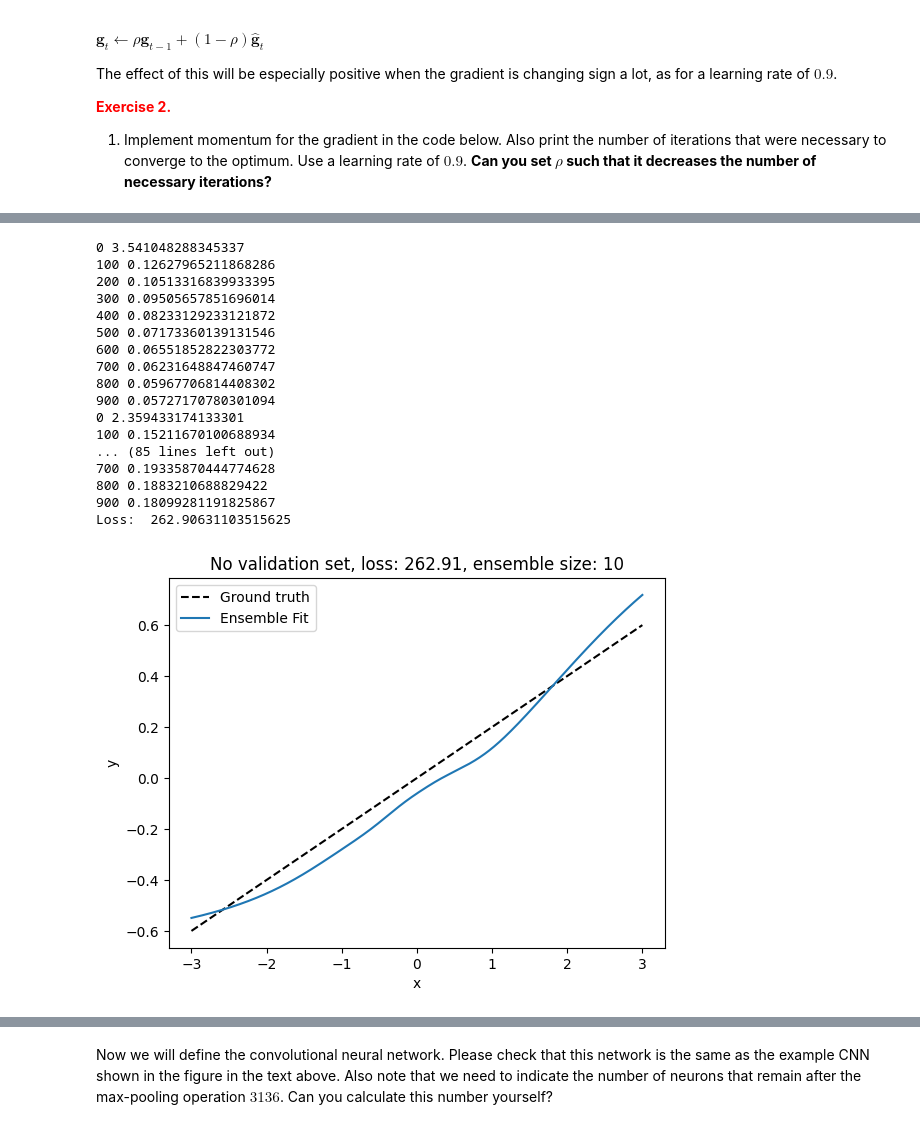
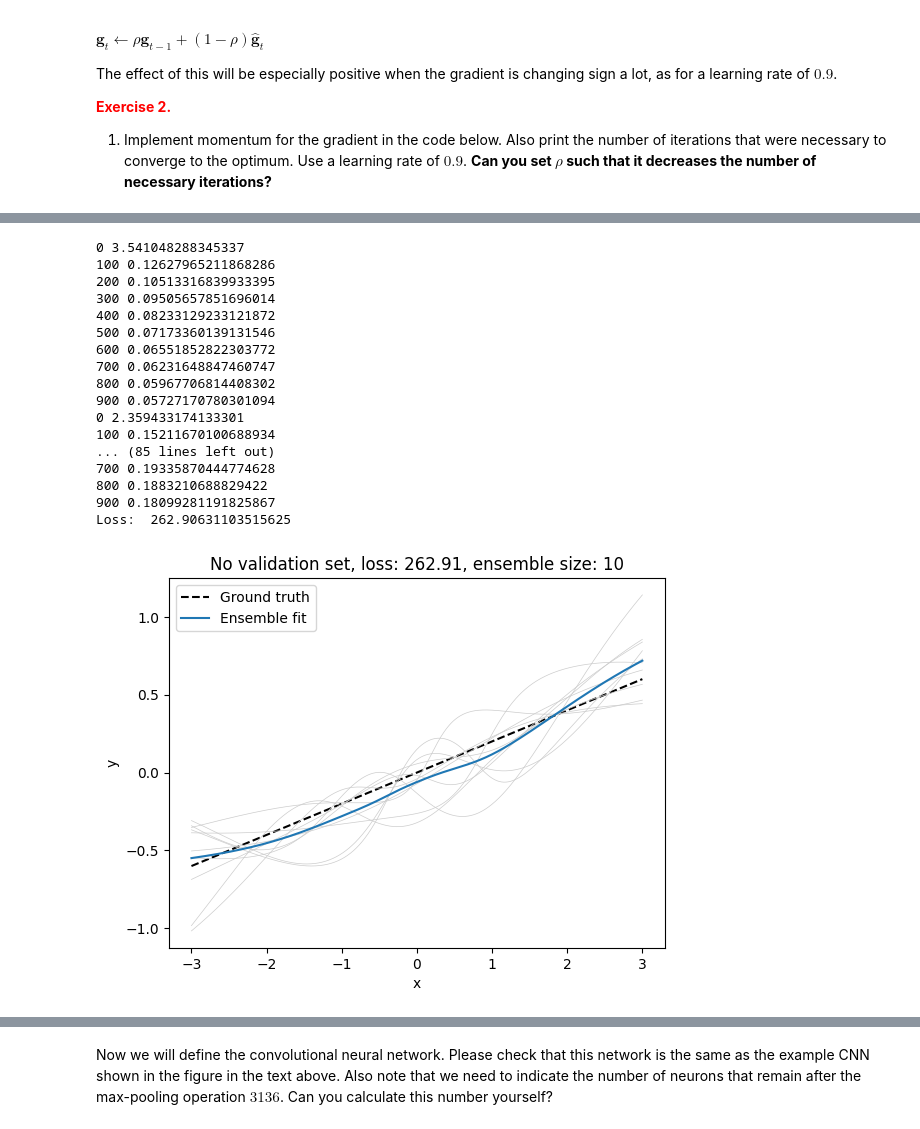
Before and after one commit to guidoAI/DNNs, a Jupyter notebook: Deep neural networks.ipynb, the cells around one changed output, grey strips where cells are left out. Drawn from its saved outputs; the diff is of its cells as text; code cells hidden in the pictures.

Commit message:
Changed x to w and added grey lines for each network in the ensemble

```diff
--- a/Deep neural networks.ipynb
+++ b/Deep neural networks.ipynb
@@ -43,42 +43,42 @@ step = 0.01
 a = 1
 b = 0
 c = 0
-x = np.arange(-mx, mx, step)
-loss_function = a * x ** 2 + b * x + c
-gradient_loss_function = 2 * a * x + b
+w = np.arange(-mx, mx, step)
+loss_function = a * w ** 2 + b * w + c
+gradient_loss_function = 2 * a * w + b
 
 # gradient descent:
 lr = 0.02
 epsilon = 0.0001 # stop when close enough to the minimum
-xi = mx / 2 # starting point
+wi = mx / 2 # starting point
 n_iterations = 100 # learning steps
-xs = []
+ws = []
 ys = []
 iterations = []
 for i in range(n_iterations):
 
     # store the current point and iteration:
     iterations.append(i)
-    xs.append(xi)
+    ws.append(wi)
 
     # perform a learning update:
-    xi = xi - lr * (2 * a * xi + b)
+    wi = wi - lr * (2 * a * wi + b)
 
     # store the loss
-    ys.append(a * xi ** 2 + b * xi + c)
+    ys.append(a * wi ** 2 + b * wi + c)
 
     if(ys[i] < np.min(loss_function) + epsilon):
         break
 
 iterations = np.asarray(iterations)
-xs  = np.asarray(xs)
+ws  = np.asarray(ws)
 ys = np.asarray(ys)
 
 plt.figure()
-plt.plot(x, loss_function, 'k')
-plt.scatter(xs, a * xs ** 2 + b * xs + c, c = iterations, cmap='viridis')
-plt.xlabel('$x$', fontsize=fs)
-plt.ylabel('$\mathcal{L}(x)$', fontsize=fs)
+plt.plot(w, loss_function, 'k')
+plt.scatter(ws, a * ws ** 2 + b * ws + c, c = iterations, cmap='viridis')
+plt.xlabel('$w$', fontsize=fs)
+plt.ylabel('$\mathcal{L}(w)$', fontsize=fs)
 plt.title('Gradient descent, learning rate = ' + str(lr), fontsize=fs)
 plt.show()
 # %% [markdown]
@@ -446,7 +449,7 @@ import numpy as np
 import random
 
 # Change the number of neural networks in the ensemble:
-N_ensemble = 10
+N_ensemble = 1
 
 # Whether to stop when the validation error increases:
 stop_when_val_error_increases = False
@@ -554,45 +557,48 @@ for i in range(N_ensemble):
 
 mode_string = 'Validation set stopping' if stop_when_val_error_increases else 'No validation set'
 
+plt.figure()
+plt.plot(x, y_no_noise, 'k--', label = 'Ground truth')
+
 y_preds = torch.zeros((n_steps, N_ensemble))
 for i in range(N_ensemble):
     model = models[i]
     y_preds[:, i] = model(x).squeeze()
+    plt.plot(x, y_preds[:,i].detach().numpy(), color=[0.8,0.8,0.8], linewidth=0.5, label='_hidden_')
 
 y_pred = torch.mean(y_preds, dim=1)
 loss = loss_fn(y_pred, y_no_noise) / n_steps
 loss_string = "{:.2f}".format(loss.item())
 
 title_string = mode_string + ', loss: ' + loss_string + ', ensemble size: ' + str(N_ensemble)
 print('Loss: ', loss.item())
 
-plt.figure()
-plt.plot(x, y_no_noise, 'k--')
-plt.plot(x, y_pred.detach().numpy())
+
+plt.plot(x, y_pred.detach().numpy(), label='Ensemble fit')
 plt.xlabel('x')
 plt.ylabel('y')
-plt.legend(['Ground truth', 'Ensemble Fit'])
+plt.legend()
 plt.title(title_string)
 plt.show()
 # %% [output]
 0 3.541048288345337
 100 0.12627965211868286
 200 0.10513316839933395
 300 0.09505657851696014
 400 0.08233129233121872
 500 0.07173360139131546
 600 0.06551852822303772
 700 0.06231648847460747
 800 0.05967706814408302
 900 0.05727170780301094
 0 2.359433174133301
 100 0.15211670100688934
 ... (85 lines left out)
 700 0.19335870444774628
 800 0.1883210688829422
 900 0.18099281191825867
 Loss:  262.90631103515625
-[figure, old version]
+[figure, new version]
 # %% [markdown]
 ## Dropout
 
```
Also changed, not shown: parts of 9 cells of this notebook.
